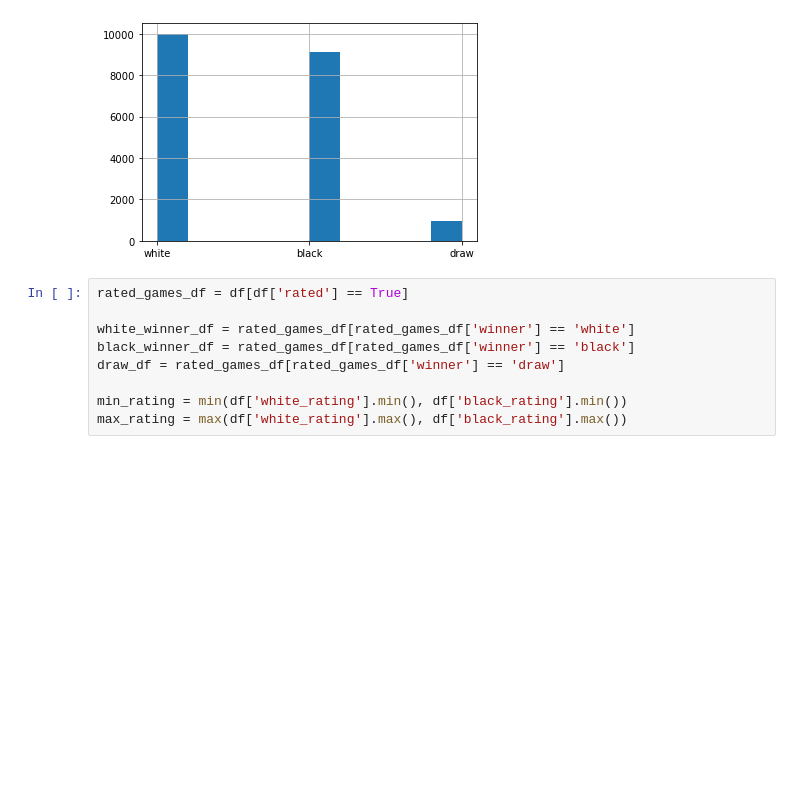
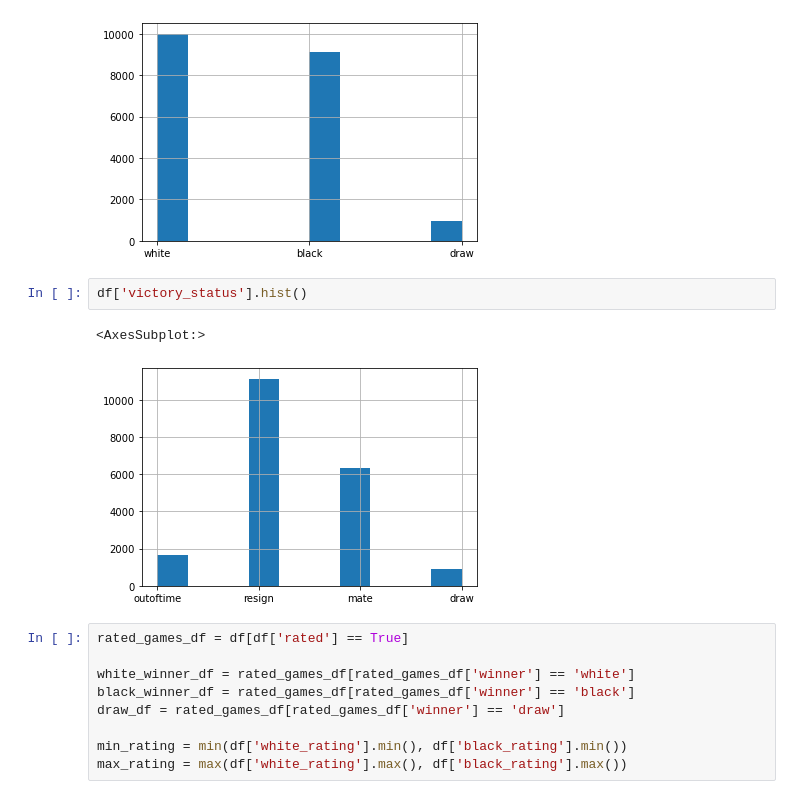
Before and after one commit to MrDVolk/chess, a Jupyter notebook: 1. dataset-analysis.ipynb, the cells around one changed output. Cells and saved outputs as stored; diff of their text form; blank space fills up the shorter version.

Commit message:
added moves visualization

```diff
--- a/1. dataset-analysis.ipynb
+++ b/1. dataset-analysis.ipynb
@@ -43,6 +43,11 @@ df['winner'].hist()
 # %% [output]
 <AxesSubplot:>
 [figure]
+# %%
+df['victory_status'].hist()
+# %% [output]
+<AxesSubplot:>
+[figure, added]
 # %%
 rated_games_df = df[df['rated'] == True]
 
```
Also changed, not shown: parts of 3 cells of this notebook, 1 other file.
